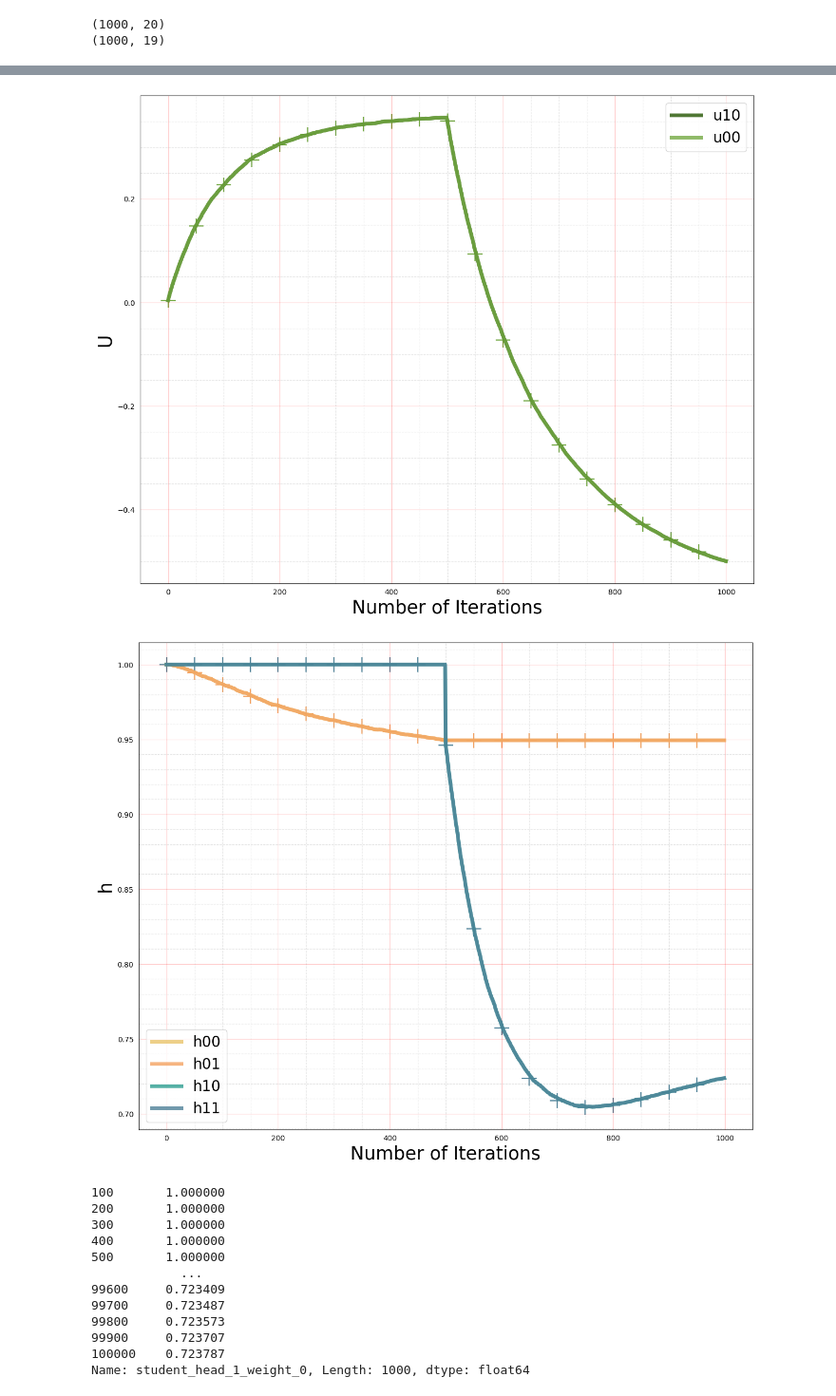
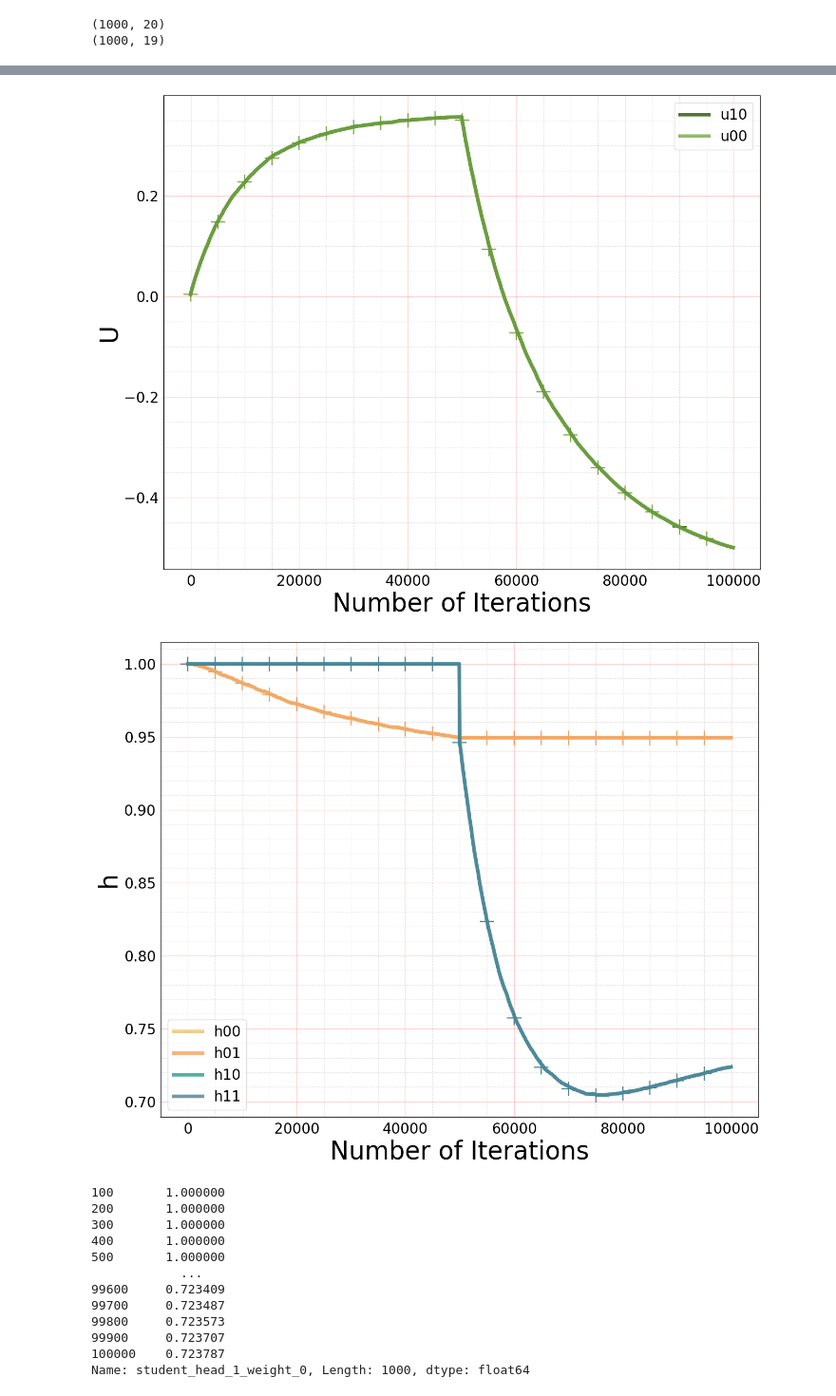
Before and after one commit to Lisa-ach/student_teacher_catastrophic, a Jupyter notebook: notes/Experiment1/Figure2.ipynb, the cells around one changed output, grey strips where cells are left out. Shown at 95% size. Saved outputs shown, nothing was run; the diff lists cells and outputs as text; code cells hidden in the pictures.

```diff
--- a/notes/Experiment1/Figure2.ipynb
+++ b/notes/Experiment1/Figure2.ipynb
@@ -35,6 +36,10 @@ print(ode_df.shape)
 # %% [output]
 (1000, 20)
 (1000, 19)
+# %%
+# Get the right number of iterations on the x labels
+samples = np.arange(1000)
+iterations = samples * 100
 # %%
 f = 50
 
@@ -179,11 +187,11 @@ network_error_u_10 = np.array(network_df["student_teacher_1_overlap_1_0"])
 ode_error_u_00 = np.array(ode_df["student_teacher_1_overlap_0_0"])
 ode_error_u_10 = np.array(ode_df["student_teacher_1_overlap_1_0"])
 
-plt.plot(range(len(network_error_u_00)), network_error_u_00, alpha=0.8, linewidth=5, color="#245501", label="u10")
-plt.plot(range(len(network_error_u_10)), network_error_u_10, alpha=0.8, linewidth=5, color="#73a942", label="u00")
+plt.plot(iterations, network_error_u_00, alpha=0.8, linewidth=5, color="#245501", label="u10")
+plt.plot(iterations, network_error_u_10, alpha=0.8, linewidth=5, color="#73a942", label="u00")
 
-plt.scatter(range(len(ode_error_u_00))[::f], ode_error_u_00[::f], color="#245501", marker="+", s=400)
-plt.scatter(range(len(ode_error_u_10))[::f], ode_error_u_10[::f], color="#73a942", marker="+", s=400)
+plt.scatter(iterations[::f], ode_error_u_00[::f], color="#245501", marker="+", s=400)
+plt.scatter(iterations[::f], ode_error_u_10[::f], color="#73a942", marker="+", s=400)
 
 # plt.xlim(0, 10000)
 # plt.ylim(-1.2, 0.05)
@@ -199,18 +207,19 @@ plt.tick_params(
             top=False,         # ticks along the top edge are off
             labelbottom=True, # labels along the bottom edge are off
             left=False,
-            labelleft=True
+            labelleft=True,
+            labelsize=20
         )
 
-plt.xlabel("Number of Iterations", fontsize=25)
-plt.ylabel("U", fontsize=25)
+plt.xlabel("Number of Iterations", fontsize=35)
+plt.ylabel("U", fontsize=35)
 
 plt.legend(loc="best", fontsize=20, frameon=True)
 
 fig4.show()
 fig4.savefig("ode_verification_u_crosses.pdf", dpi=100, bbox_inches='tight', pad_inches=0)
 # %% [output]
-[figure, old version]
+[figure, new version]
 # %%
 f = 50
 
@@ -222,45 +231,46 @@ network_error_head_1_1 = np.array(network_df["student_head_1_weight_1"])
 
 ode_error_head_0_0 = np.array(ode_df["student_head_0_weight_0"])
 ode_error_head_0_1 = np.array(ode_df["student_head_0_weight_1"])
 ode_error_head_1_0 = np.array(ode_df["student_head_1_weight_0"])
 ode_error_head_1_1 = np.array(ode_df["student_head_1_weight_1"])
 
-plt.plot(range(len(network_error_head_0_0)), network_error_head_0_0, alpha=0.8, linewidth=5, color="#E9C46A", label="h00")
-plt.plot(range(len(network_error_head_0_1)), network_error_head_0_1, alpha=0.8, linewidth=5, color="#F4A261", label="h01")
-plt.plot(range(len(network_error_head_1_0)), network_error_head_1_0, alpha=0.8, linewidth=5, color="#2A9D8F", label="h10")
-plt.plot(range(len(network_error_head_1_1)), network_error_head_1_1, alpha=0.8, linewidth=5, color="#4E8098", label="h11")
+plt.plot(iterations, network_error_head_0_0, alpha=0.8, linewidth=5, color="#E9C46A", label="h00")
+plt.plot(iterations, network_error_head_0_1, alpha=0.8, linewidth=5, color="#F4A261", label="h01")
+plt.plot(iterations, network_error_head_1_0, alpha=0.8, linewidth=5, color="#2A9D8F", label="h10")
+plt.plot(iterations, network_error_head_1_1, alpha=0.8, linewidth=5, color="#4E8098", label="h11")
 
-plt.scatter(range(len(ode_error_head_0_0))[::f], ode_error_head_0_0[::f], color="#E9C46A", marker="+", s=400)
-plt.scatter(range(len(ode_error_head_0_1))[::f], ode_error_head_0_1[::f], color="#F4A261", marker="+", s=400)
-plt.scatter(range(len(ode_error_head_1_0))[::f], ode_error_head_1_0[::f], color="#2A9D8F", marker="+", s=400)
-plt.scatter(range(len(ode_error_head_1_1))[::f], ode_error_head_1_1[::f], color="#4E8098", marker="+", s=400)
+plt.scatter(iterations[::f], ode_error_head_0_0[::f], color="#E9C46A", marker="+", s=400)
+plt.scatter(iterations[::f], ode_error_head_0_1[::f], color="#F4A261", marker="+", s=400)
+plt.scatter(iterations[::f], ode_error_head_1_0[::f], color="#2A9D8F", marker="+", s=400)
+plt.scatter(iterations[::f], ode_error_head_1_1[::f], color="#4E8098", marker="+", s=400)
 
 # plt.xlim(0, 10000)
 # plt.ylim(-1, 1)
 plt.minorticks_on()
 # plt.grid(b=True, which='major', color='r', linestyle='-', alpha=0.2)
 # plt.grid(b=True, which='minor', color='gray', linestyle='--', alpha=0.2)
 plt.grid(True, which='major', color='r', linestyle='-', alpha=0.2)
 plt.grid(True, which='minor', color='gray', linestyle='--', alpha=0.2)
 plt.tick_params(
             axis='both',         # changes apply to the x-axis
             which='both',      # both major and minor ticks are affected
             bottom=False,      # ticks along the bottom edge are off
             top=False,         # ticks along the top edge are off
             labelbottom=True, # labels along the bottom edge are off
             left=False,
-            labelleft=True
+            labelleft=True,
+            labelsize=20
         )
 
-plt.xlabel("Number of Iterations", fontsize=25)
-plt.ylabel("h", fontsize=25)
+plt.xlabel("Number of Iterations", fontsize=35)
+plt.ylabel("h", fontsize=35)
 
 plt.legend(loc="best", fontsize=20, frameon=True)
 
 fig5.show()
 fig5.savefig("ode_verification_heads_crosses.pdf", dpi=100, bbox_inches='tight', pad_inches=0)
 # %% [output]
-[figure, old version]
+[figure, new version]
 # %%
 network_df["student_head_1_weight_0"]
 # %% [output]
```
Also changed, not shown: parts of 5 cells of this notebook.
